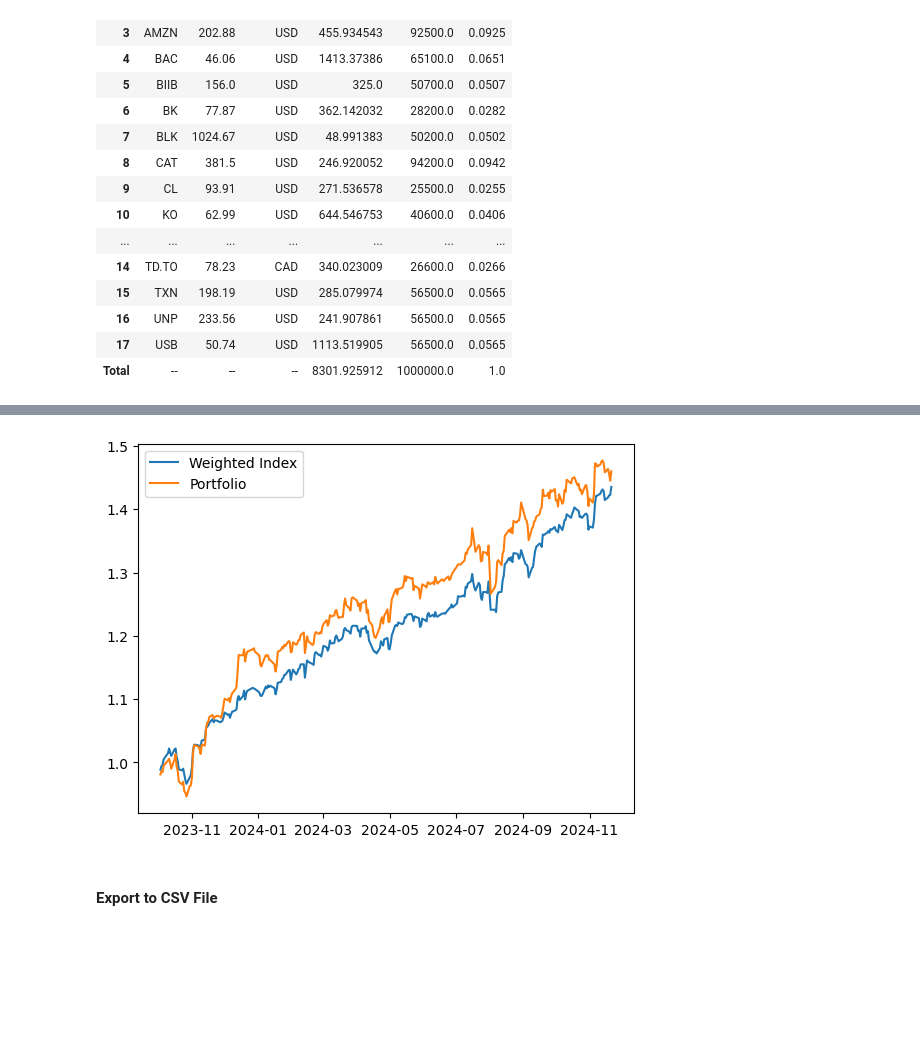
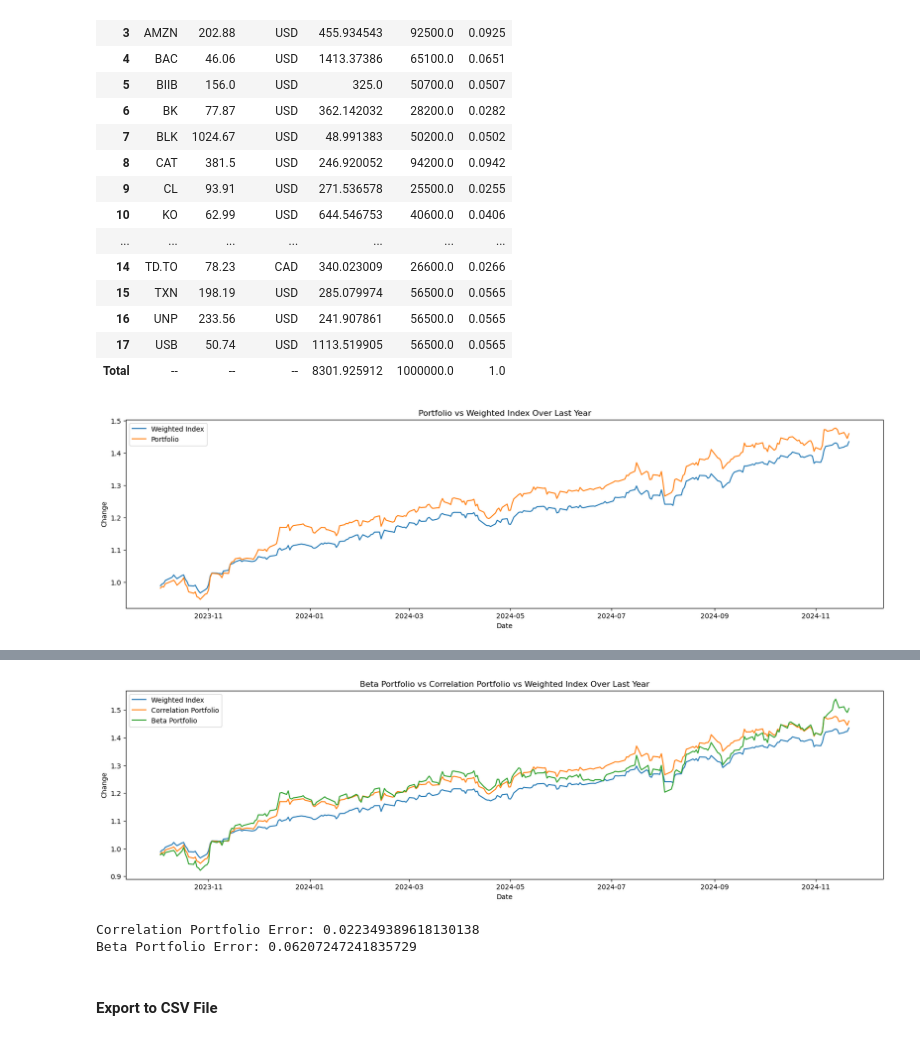
Before and after one commit to pingu15/CFM101, a Jupyter notebook: Final.ipynb, the cells around one changed output, grey strips where cells are left out. Cells and saved outputs as stored; diff of their text form; code cells hidden in the pictures; blank space fills up the shorter version.

Commit message:
add beta comparison

```diff
--- a/Final.ipynb
+++ b/Final.ipynb
@@ -344,7 +344,7 @@ def create_portfolio(data, sector_corr, unit_pct):
             if(SECTORS[sector][i] < MIN_PCT): # also checks if sector has no percentage
                 continue
             for j in range(len(IDX_STOCK)):
-                CORR[SECTOR_IDX[SECTORS[sector][2+i]]].append(int((1-abs(sector_corr[i][IDX_STOCK[j]][sector]-1))*1000)+10000) # weight of edge between sector and stock
+                CORR[SECTOR_IDX[SECTORS[sector][2+i]]].append(int((10-abs(sector_corr[i][IDX_STOCK[j]][sector]-1))*1000)+10000) # weight of edge between sector and stock
             NUM_STOCKS[SECTOR_IDX[SECTORS[sector][2+i]]] = int(min(max(1, SECTORS[sector][i]//unit_pct), SECTORS[sector][i]//MIN_PCT)) # number of stocks required by sector
     result = weighted_max_bipartite_matching(len(SECTOR_IDX), len(IDX_STOCK), NUM_STOCKS, CORR)
     # adds stocks from matching to portfolio
@@ -376,6 +376,10 @@ def create_portfolio(data, sector_corr, unit_pct):
             sum = 1.0
             break
     return portfolio, sum, count
+
+# calculates portfolio error relative to weighted index
+def portfolio_error(historical_data, weighted_index):
+    return (historical_data-weighted_index).sum()
 # %% [markdown]
 #### Driver Code
 # %%
@@ -462,24 +466,30 @@ Portfolio_Final
 # %%
 # returns sector percent change since start date
 def aggregate_pct_change(history):
     result = pd.Series(index=history.index)
     prev = 1
     for day in history.index:
         if(pd.isna(history[day])):
             continue
         result[day] = prev*(1+history[day])
         prev = result[day]
     return result
 
 historical_data = pd.Series(0, index=history[stocks_to_buy[0]].index)
 for stock in stocks_to_buy:
     historical_data += portfolio[stock]*history[stock]
 weighted_index = pd.Series(0, index=history[stocks_to_buy[0]].index)
 for sector in SECTORS:
     for i in range(2):
         weighted_index += SECTORS[sector][i]*history[SECTORS[sector][2+i]]
+plt.figure(figsize=(20, 5))
+plt.title('Portfolio vs Weighted Index Over Last Year')
+plt.xlabel('Date')
+plt.ylabel('Change')
 plt.plot(aggregate_pct_change(weighted_index).dropna(), label='Weighted Index')
 plt.plot(aggregate_pct_change(historical_data).dropna(), label='Portfolio')
 plt.legend()
-aggregate_pct_change(weighted_index)
+plt.show()
+print('Portfolio Error:', portfolio_error(historical_data, weighted_index))
 # %% [output]
+[figure, new version]
@@ -499,4 +497,25 @@ Length: 288, dtype: float64
-[figure, old version]
+# %%
+sector_beta = [calc(data, history, beta, 0), calc(data, history, beta, 1)]
+beta_portfolio, beta_tot, beta_stocks = create_portfolio(data, sector_beta, unit_pct)
+beta_stocks_to_buy = [stock for stock in beta_portfolio if beta_portfolio[stock] != 0]
+historical_beta_data = pd.Series(0, index=history[beta_stocks_to_buy[0]].index)
+for stock in beta_stocks_to_buy:
+    historical_beta_data += beta_portfolio[stock]*history[stock]
+plt.figure(figsize=(20, 5))
+plt.title('Beta Portfolio vs Correlation Portfolio vs Weighted Index Over Last Year')
+plt.xlabel('Date')
+plt.ylabel('Change')
+plt.plot(aggregate_pct_change(weighted_index).dropna(), label='Weighted Index')
+plt.plot(aggregate_pct_change(historical_data).dropna(), label='Correlation Portfolio')
+plt.plot(aggregate_pct_change(historical_beta_data).dropna(), label='Beta Portfolio')
+plt.legend()
+plt.show()
+print('Correlation Portfolio Error:', portfolio_error(historical_data, weighted_index))
+print('Beta Portfolio Error:', portfolio_error(historical_beta_data, weighted_index))
+# %% [output]
+[figure, added]
+Correlation Portfolio Error: 0.022349389618130138
+Beta Portfolio Error: 0.06207247241835729
 # %% [markdown]
 #### Export to CSV File
 # %%
```
Also changed, not shown: parts of 1 cell of this notebook.
